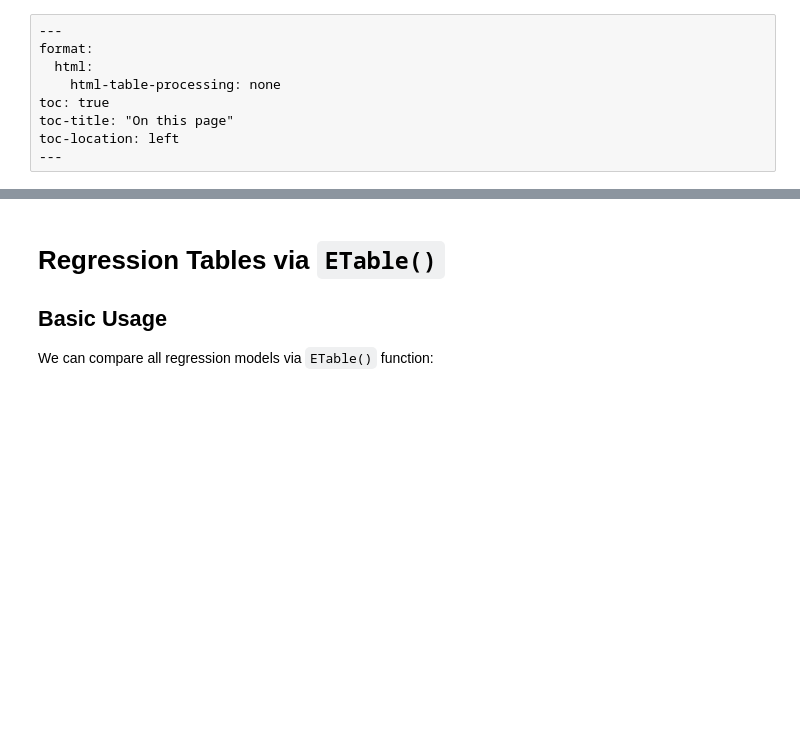
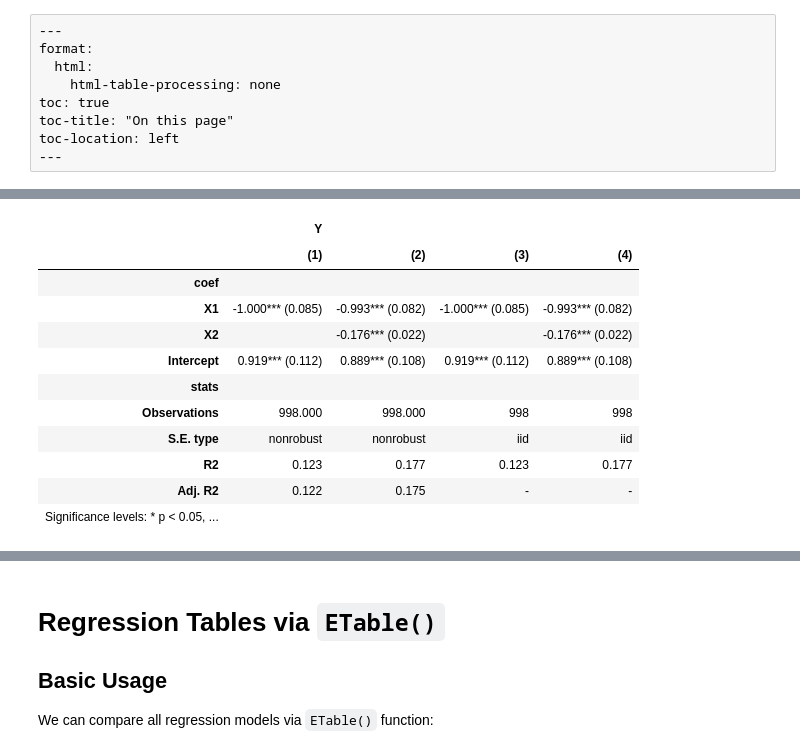
Before and after one commit to dsliwka/maketables, a Jupyter notebook: introductions.ipynb, the cells around one changed output, grey strips where cells are left out. Cells and saved outputs as stored; diff of their text form; code cells hidden in the pictures; blank space fills up the shorter version.

```diff
--- a/introductions.ipynb
+++ b/introductions.ipynb
@@ -13,0 +21,4 @@ Regression tables are generated with `ETable()`, which can output different form
+# %%
+sfit1=smf.ols("Y ~ X1", data=data).fit()
+sfit2=smf.ols("Y ~ X1+X2", data=data).fit()
+to.ETable([sfit1, sfit2])
@@ -14 +38,18 @@ Regression tables are generated with `ETable()`, which can output different form
+# %%
+ffit1=pf.feols("Y ~ X1", data=data)
+ffit2=pf.feols("Y ~ X1+X2", data=data)
+to.ETable([sfit1,sfit2,ffit1, ffit2])
+# %% [output]
+|  | Y |  |  |  |
+|  | (1) | (2) | (3) | (4) |
+| coef |  |  |  |  |
+| X1 | -1.000*** (0.085) | -0.993*** (0.082) | -1.000*** (0.085) | -0.993*** (0.082) |
+| X2 |  | -0.176*** (0.022) |  | -0.176*** (0.022) |
+| Intercept | 0.919*** (0.112) | 0.889*** (0.108) | 0.919*** (0.112) | 0.889*** (0.108) |
+| stats |  |  |  |  |
+| Observations | 998.000 | 998.000 | 998 | 998 |
+| S.E. type | nonrobust | nonrobust | iid | iid |
+| R2 | 0.123 | 0.177 | 0.123 | 0.177 |
+| Adj. R2 | 0.122 | 0.175 | - | - |
+| Significance levels: * p < 0.05, ... |  |  |  |  |
 # %%
```
Also changed, not shown: parts of 4 cells of this notebook, 8 other files.
